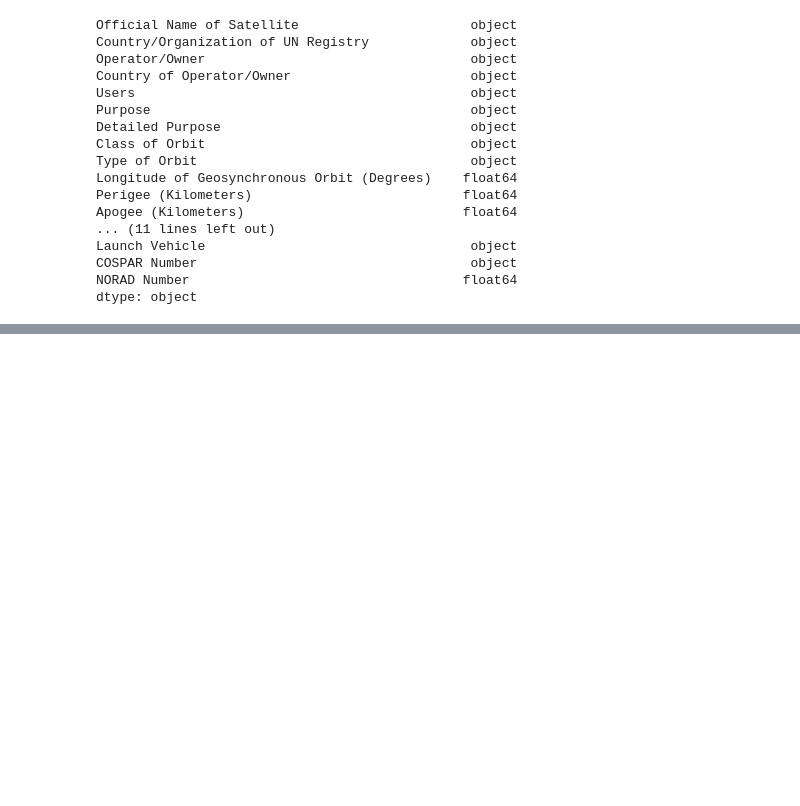
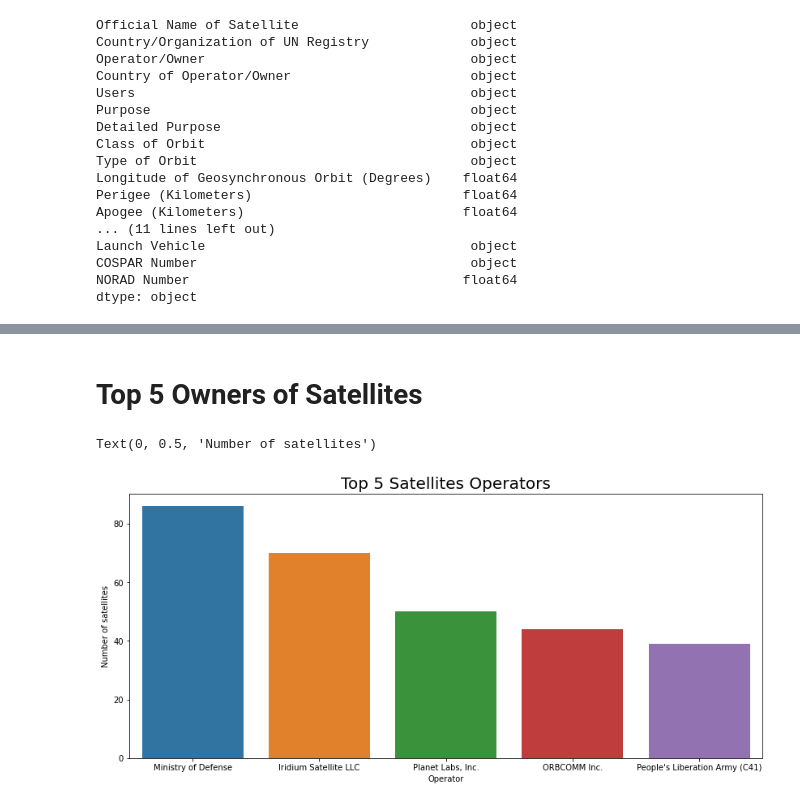
Before and after one commit to NickSamboni/AnalysingSatData, a Jupyter notebook: satellite.ipynb, the cells around one changed output, grey strips where cells are left out. Drawn from its saved outputs; the diff is of its cells as text; code cells hidden in the pictures; blank space fills up the shorter version.

```diff
--- a/satellite.ipynb
+++ b/satellite.ipynb
@@ -63,0 +117,11 @@ dtype: int64
+# %% [markdown]
+# Top 5 Owners of Satellites
+# %%
+fig, ax = plt.subplots(figsize=(14,6))
+sns.countplot(data['Operator'], order = data.Operator.value_counts().iloc[:5].index)
+
+plt.title("Top 5 Satellites Operators", fontdict = {'fontsize':20})
+plt.ylabel("Number of satellites")
+# %% [output]
+Text(0, 0.5, 'Number of satellites')
+[figure, added]
```
Also changed, not shown: parts of 16 cells of this notebook.
